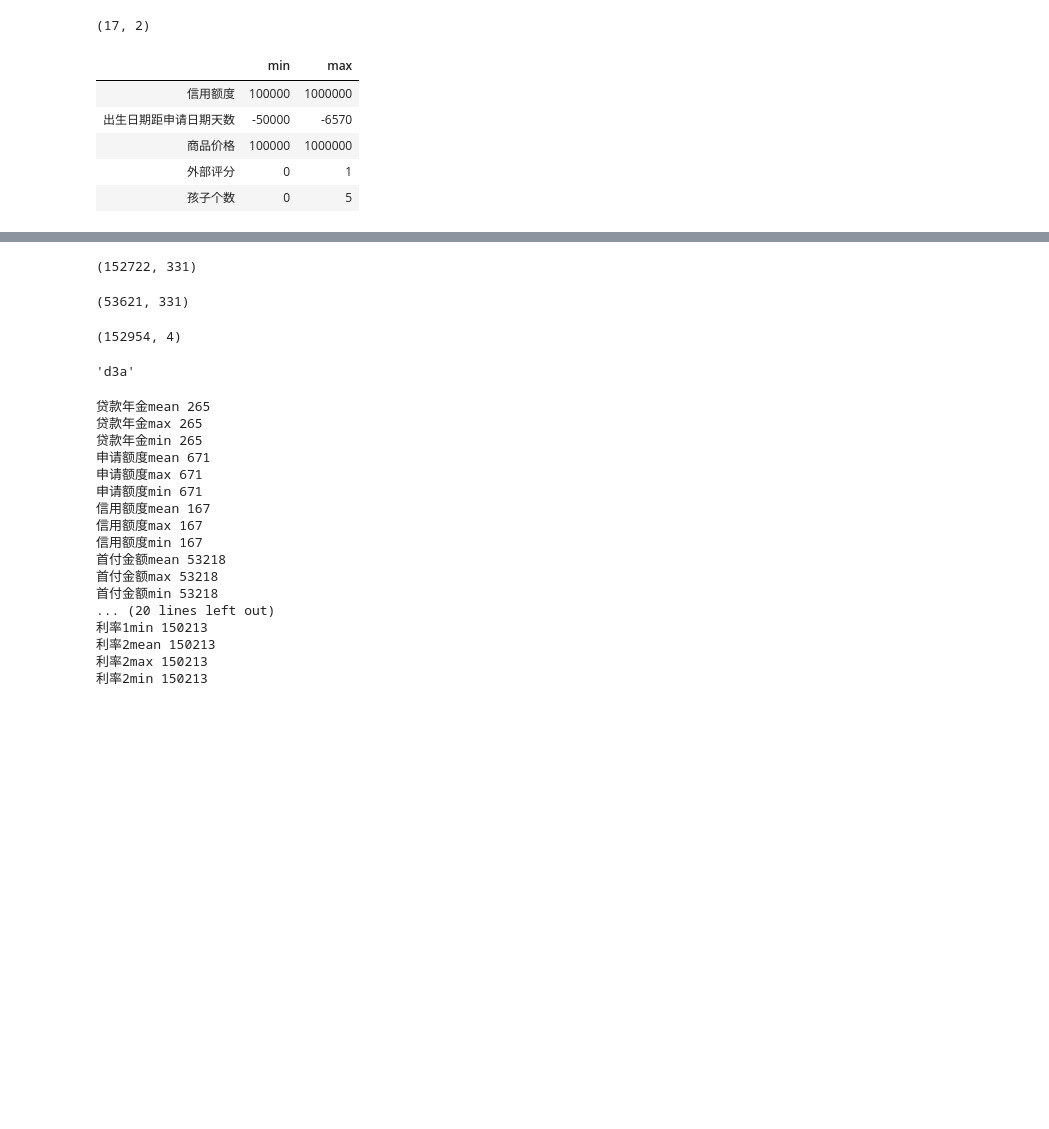
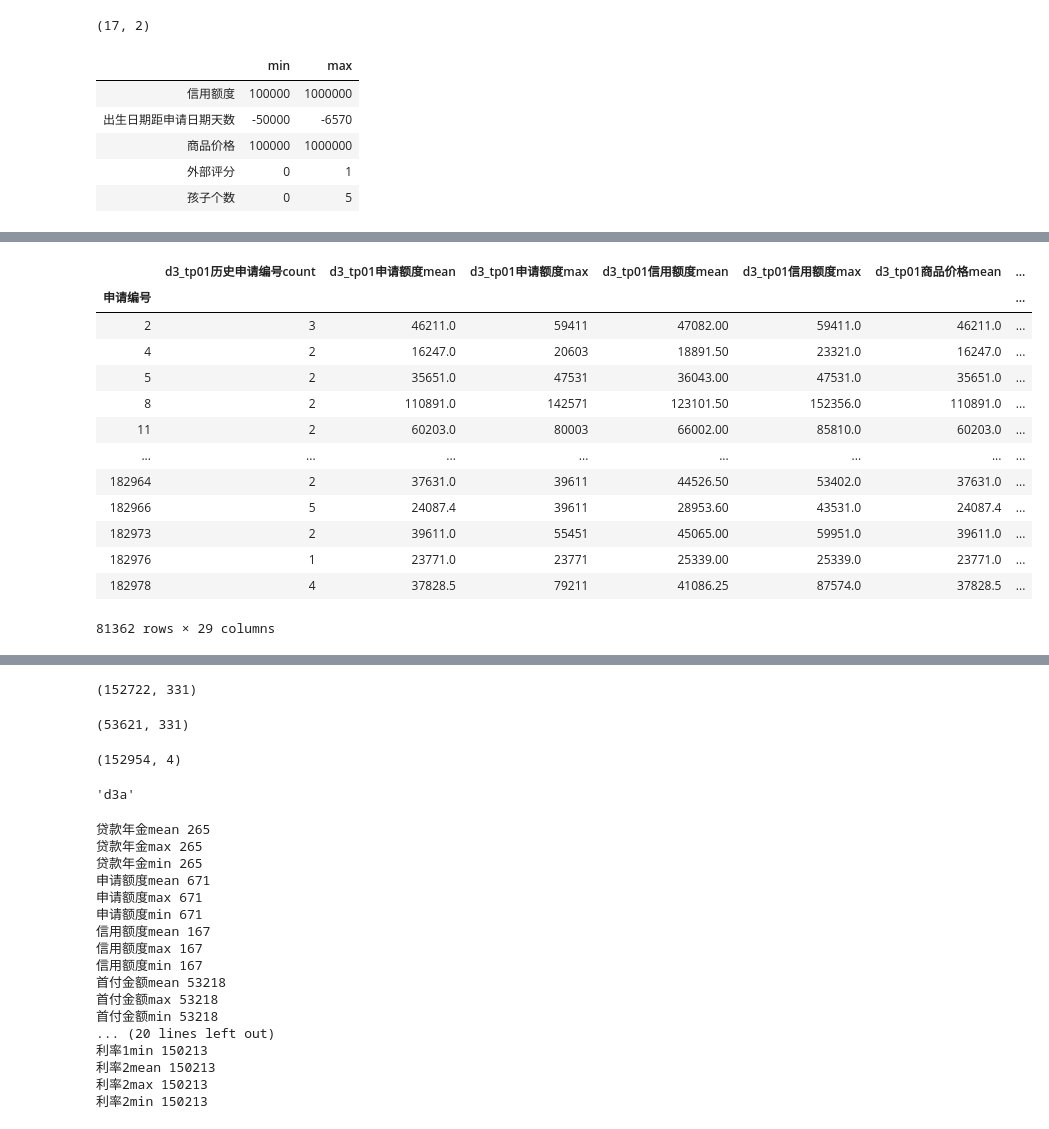
Before and after one commit to boyang-li/the-mission-cup, a Jupyter notebook: 1_feature_engineering.ipynb, the cells around one changed output, grey strips where cells are left out. Drawn from its saved outputs; the diff is of its cells as text; code cells hidden in the pictures; blank space fills up the shorter version.

```diff
--- a/1_feature_engineering.ipynb
+++ b/1_feature_engineering.ipynb
@@ -43,0 +33,5 @@ d4 = pd.concat([d04, d08], axis=0)
+# %%
+#### load data files for d3 ###
+d03 = pd.read_csv(f'./data/train_{file_names[2]}')
+d07 = pd.read_csv(f'./data/{prefix}{file_names[2]}')
+d3 = pd.concat([d03, d07], axis=0)
@@ -343,0 +553,61 @@ if ('是否为最后一次申请记录' in d3.columns):
+# %%
+if (fill_data):
+    for col in d3.columns:
+        d3[col].fillna(d3[col].median(),inplace=True)
+# %%
+# d3 贷款类型(0,1,A)不为A、申请额度不等于11的、拒绝原因为7的
+# group by 申请编号
+# 补差、one-hot编码、计算自定义特征
+
+
+#过滤
+d3_type01 = d3copy.loc[(d3copy['贷款类型']!='A')&(d3copy['申请额度']!=11)&(d3copy['拒绝原因']==7),:]
+d3_type01.shape
+
+#one-hot编码
+cat_to_dummy = [
+    '客户类型', #!
+    '收益级别' #!
+]
+d3_type01 = dummy_catgorical(d3_type01, cat_to_dummy, 30)
+
+#计算简单特征
+d3_type01['信用额度差'] = d3_type01['信用额度'] - d3_type01['申请额度']
+d3_type01['信用额度比'] = round(d3_type01['信用额度']/d3_type01['申请额度'],2)
+d3_type01['年金乘期数'] = d3_type01['贷款年金'] * d3_type01['贷款期数']
+d3_type01['期数*24'] = d3_type01['贷款期数'] * 24 # 假设贷款总天数
+d3_type01['贷款剩余天数'] = d3_type01['期数*24'] + d3_type01['历史贷款授信距本次申请时间'] # 假设贷款剩余天数
+d3_type01['贷款未还完'] = d3_type01['贷款剩余天数'].apply(lambda x: 1 if x>0 else 0 )
+
+#计算复杂特征
+d3_type01_agg = {
+    '历史申请编号':['count'],
+    '申请额度':['mean', 'max'],
+    '信用额度':['mean', 'max'],
+    '商品价格':['mean'],
+    '信用额度差':['mean'],
+    '信用额度比':['mean', 'max'],
+    '贷款剩余天数':['max'], #最长未还天数
+    '贷款未还完':['sum']
+}
+# 离散型
+cat_agg = ['sum', 'mean']
+for col1 in d3_type01.columns:
+    for col2 in cat_to_dummy:
+        if (col2 in col1):
+            d3_type01_agg[col1] = cat_agg
+
+d3_type01 = d3_type01.groupby('申请编号').agg(d3_type01_agg)
+# 还原列名
+d3_type01.columns = pd.Series(d3_type01.columns.tolist()).apply(pd.Series).sum(axis=1)
+name_list = {}
+for col in d3_type01.columns:
+    name_list[col] = 'd3_tp01'+col
+d3_type01.rename(columns=name_list,inplace=True)
+
+if (fill_data):
+    d3_type01 = fill_median(d3_type01,['贷款剩余天数max'])
+
+d3_type01.shape
+d3_type01.head()
+# %% [output]
@@ -343,0 +618,14 @@ if ('是否为最后一次申请记录' in d3.columns):
+|  | d3_tp01历史申请编号count | d3_tp01申请额度mean | d3_tp01申请额度max | d3_tp01信用额度mean | d3_tp01信用额度max | d3_tp01商品价格mean | ... |
+| 申请编号 |  |  |  |  |  |  | ... |
+| 2 | 3 | 46211.0 | 59411 | 47082.00 | 59411.0 | 46211.0 | ... |
+| 4 | 2 | 16247.0 | 20603 | 18891.50 | 23321.0 | 16247.0 | ... |
+| 5 | 2 | 35651.0 | 47531 | 36043.00 | 47531.0 | 35651.0 | ... |
+| 8 | 2 | 110891.0 | 142571 | 123101.50 | 152356.0 | 110891.0 | ... |
+| 11 | 2 | 60203.0 | 80003 | 66002.00 | 85810.0 | 60203.0 | ... |
+| ... | ... | ... | ... | ... | ... | ... | ... |
+| 182964 | 2 | 37631.0 | 39611 | 44526.50 | 53402.0 | 37631.0 | ... |
+| 182966 | 5 | 24087.4 | 39611 | 28953.60 | 43531.0 | 24087.4 | ... |
+| 182973 | 2 | 39611.0 | 55451 | 45065.00 | 59951.0 | 39611.0 | ... |
+| 182976 | 1 | 23771.0 | 23771 | 25339.00 | 25339.0 | 23771.0 | ... |
+| 182978 | 4 | 37828.5 | 79211 | 41086.25 | 87574.0 | 37828.5 | ... |
+81362 rows × 29 columns
```
Also changed, not shown: parts of 37 cells of this notebook.
